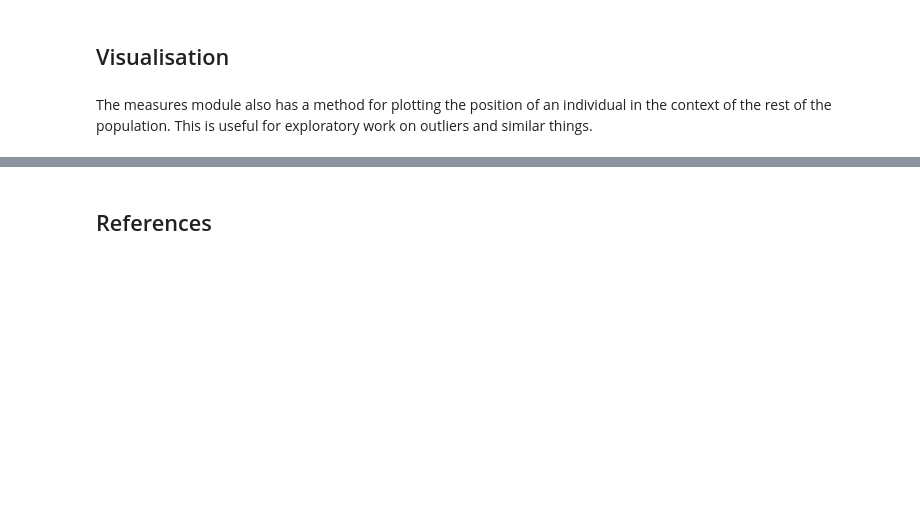
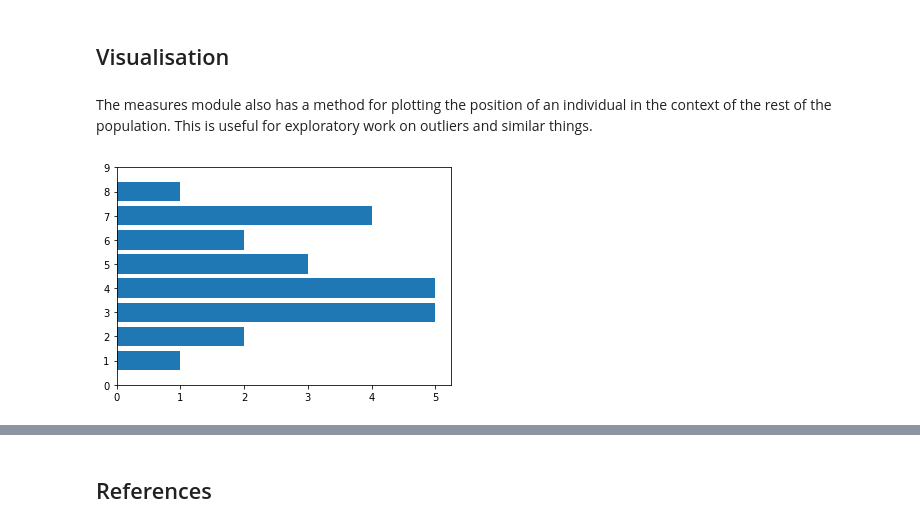
Before and after one commit to gamba-dev/gamba, a Jupyter notebook: 21_measures.ipynb, the cells around one changed output, grey strips where cells are left out. Drawn from its saved outputs; the diff is of its cells as text; code cells hidden in the pictures; blank space fills up the shorter version.

```diff
--- a/21_measures.ipynb
+++ b/21_measures.ipynb
@@ -643,3 +904,86 @@ def plot_individual(measures_table, player_id):
         plt.plot([player[measure].values[0], player[measure].values[0]], [0, hist[0].max()], label=measure, color='black')
         plt.legend()
         plt.show()
+# %%
+#export
+import matplotlib.pyplot as plt
+import math
+import pandas as pd
+import gamba as gb
+from datetime import datetime, timedelta
+
+def plot_continuous_time_domain(player_bets):
+
+    plt.figure(figsize=[8,1])
+    plt.scatter(player_bets['bet_time'].values, [1 for x in player_bets['bet_time']], s=100)
+
+    return plt
+
+def discretise_player_bets(player_bets, days=7):
+
+    days_betting = player_bets['bet_time'].max() - player_bets['bet_time'].min()
+
+    window_starts = [player_bets['bet_time'].min() + timedelta(days=days * x) for x in range(math.ceil(days_betting.days / days + 1))]
+
+    discrete_blocks = [player_bets[player_bets['bet_time'].between(start, start + timedelta(days=days))] for start in window_starts]
+
+    return discrete_blocks
+
+def plot_discrete_time_domain(player_bets, days=7):
+    days_betting = player_bets['bet_time'].max() - player_bets['bet_time'].min()
+
+    window_starts = [player_bets['bet_time'].min() + timedelta(days=days * x) for x in range(math.ceil(days_betting.days / days + 1))]
+
+    discrete_blocks = discretise_player_bets(player_bets)
+
+    plt.figure(figsize=[8,1])
+    for block in discrete_blocks:
+        plt.scatter(block['bet_time'].values, [1 for x in block['bet_time']], s=100)
+
+    return plt
+
+def plot_session_domain(player_bets, session_window=30):
+
+    sessions = gb.get_sessions(player_bets, session_window=session_window)
+
+    plt.figure(figsize=[8,1])
+    for session in sessions:
+        plt.scatter(session['bet_time'].values, [1 for x in session['bet_time']], s=100)
+
+    return plt
+
+def plot_cost_domain(player_bets):
+
+    bar_y = sorted(player_bets['bet_size'].unique())
+    bar_x = [len(player_bets[player_bets['bet_size'] == size]) for size in bar_y]
+
+    plt.figure()
+    plt.barh(bar_y, bar_x)
+    plt.ylim(min(bar_y) - 1, max(bar_y) + 1)
+
+    plt.show()
+
+    plot = player_bets['bet_size'].plot.kde()
+    print(type(plot))
+
+def show_domain_differences():
+    start = datetime.strptime('10/10/11', "%m/%d/%y")
+    player_bets = pd.DataFrame()
+    bet_times = [2,3,5,6,7, 13,14,15,16,17,18,20, 26,27,28,29,30,31,32, 39,40,41,43]
+    bet_days = [start + timedelta(days=x) for x in bet_times]
+    bet_sizes = [2,2,3,3,1,5,4,5,3,3,4,5,7,6,8,7,7,6,7,4,4,3,4]
+
+    player_bets['bet_time'] = bet_days
+    player_bets['bet_size'] = bet_sizes
+
+    plot_cost_domain(player_bets)
+
+    plot_continuous_time_domain(player_bets)
+
+    plot_discrete_time_domain(player_bets)
+
+    plot_session_domain(player_bets, session_window=60*48)
+
+show_domain_differences()
+# %% [output]
+[figure, added]
```
Also changed, not shown: parts of 45 cells of this notebook, 5 other files.
